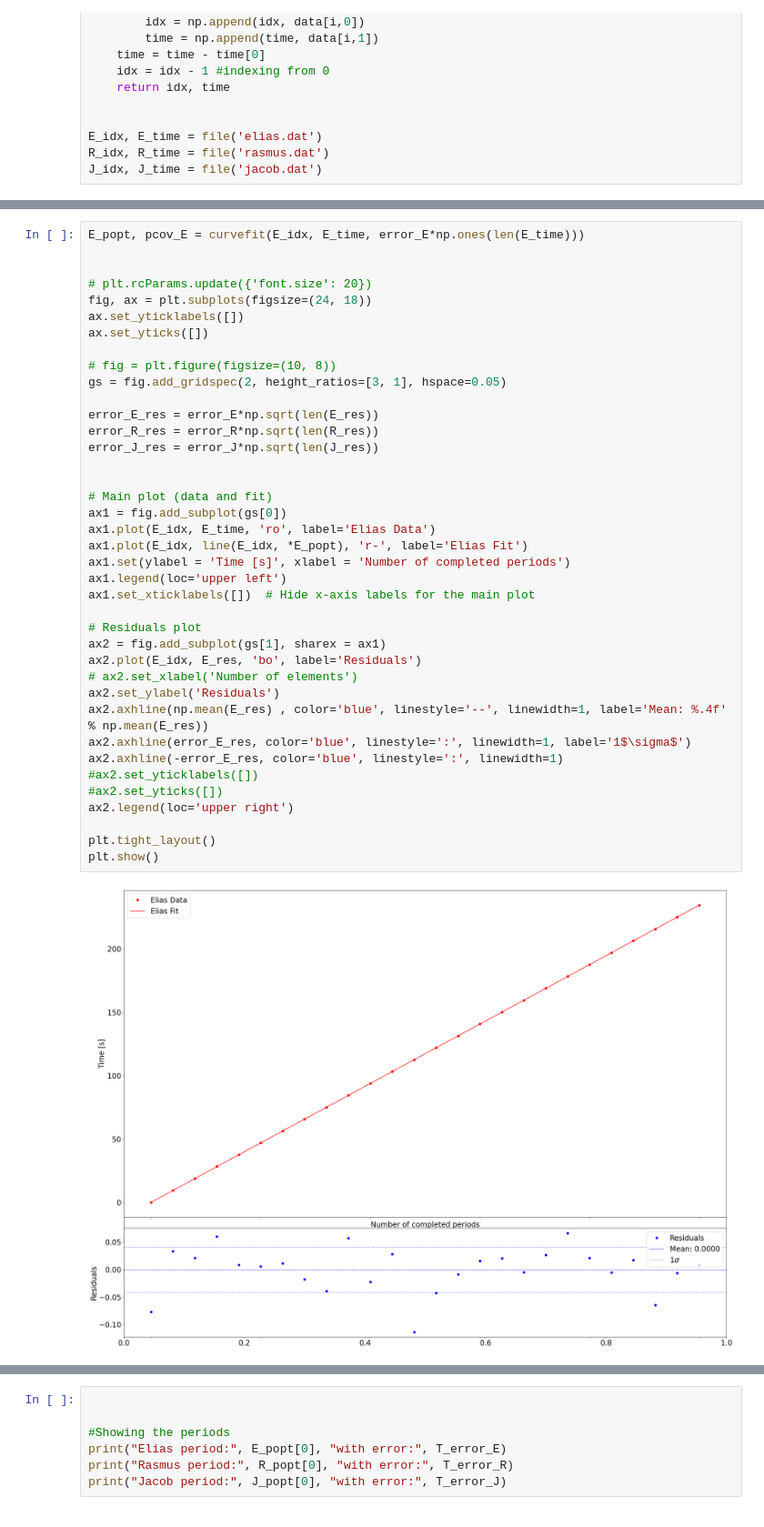
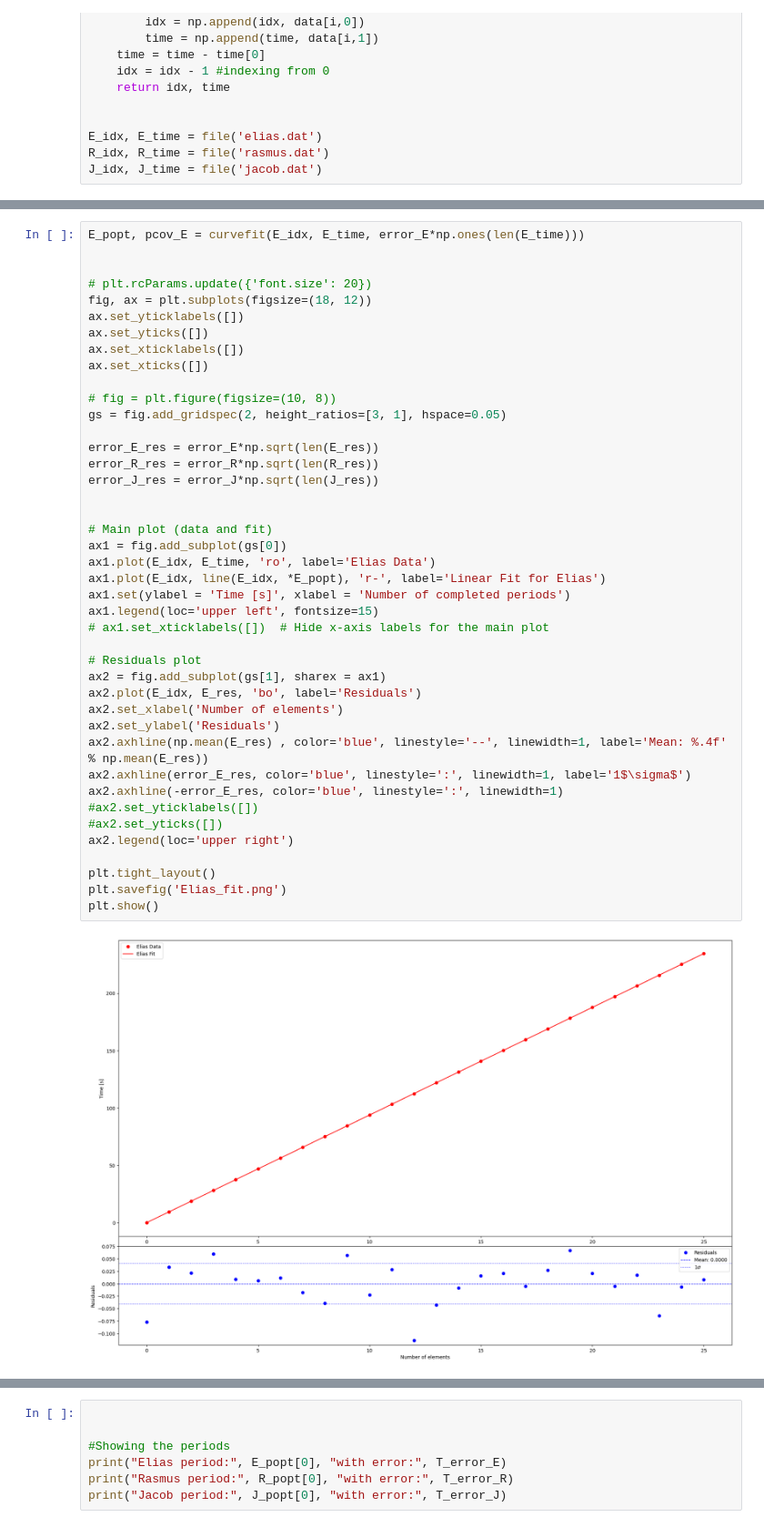
Before and after one commit to EliasBS/AppStat2024, a Jupyter notebook: Project/Pendulum/Data/DataBehandling.ipynb, the cells around one changed output, grey strips where cells are left out. Shown: that part at 91% size. Saved outputs shown, nothing was run; the diff lists cells and outputs as text.

```diff
--- a/Project/Pendulum/Data/DataBehandling.ipynb
+++ b/Project/Pendulum/Data/DataBehandling.ipynb
@@ -141,39 +141,42 @@ E_popt, pcov_E = curvefit(E_idx, E_time, error_E*np.ones(len(E_time)))
 
 
 # plt.rcParams.update({'font.size': 20})
-fig, ax = plt.subplots(figsize=(24, 18))
+fig, ax = plt.subplots(figsize=(18, 12))
 ax.set_yticklabels([])
 ax.set_yticks([])
+ax.set_xticklabels([])
+ax.set_xticks([])
 
 # fig = plt.figure(figsize=(10, 8))
 gs = fig.add_gridspec(2, height_ratios=[3, 1], hspace=0.05)
 
 error_E_res = error_E*np.sqrt(len(E_res))
 error_R_res = error_R*np.sqrt(len(R_res))
 error_J_res = error_J*np.sqrt(len(J_res))
 
 
 # Main plot (data and fit)
 ax1 = fig.add_subplot(gs[0])
 ax1.plot(E_idx, E_time, 'ro', label='Elias Data')
-ax1.plot(E_idx, line(E_idx, *E_popt), 'r-', label='Elias Fit')
+ax1.plot(E_idx, line(E_idx, *E_popt), 'r-', label='Linear Fit for Elias')
 ax1.set(ylabel = 'Time [s]', xlabel = 'Number of completed periods')
-ax1.legend(loc='upper left')
-ax1.set_xticklabels([])  # Hide x-axis labels for the main plot
+ax1.legend(loc='upper left', fontsize=15)
+# ax1.set_xticklabels([])  # Hide x-axis labels for the main plot
 
 # Residuals plot
 ax2 = fig.add_subplot(gs[1], sharex = ax1)
 ax2.plot(E_idx, E_res, 'bo', label='Residuals')
-# ax2.set_xlabel('Number of elements')
+ax2.set_xlabel('Number of elements')
 ax2.set_ylabel('Residuals')
 ax2.axhline(np.mean(E_res) , color='blue', linestyle='--', linewidth=1, label='Mean: %.4f' % np.mean(E_res))
 ax2.axhline(error_E_res, color='blue', linestyle=':', linewidth=1, label='1$\sigma$')
 ax2.axhline(-error_E_res, color='blue', linestyle=':', linewidth=1)
 #ax2.set_yticklabels([])
 #ax2.set_yticks([])
 ax2.legend(loc='upper right')
 
 plt.tight_layout()
+plt.savefig('Elias_fit.png')
 plt.show()
 # %% [output]
-[figure, old version]
+[figure, new version]
```
Also changed, not shown: parts of 6 cells of this notebook, 4 other files.
